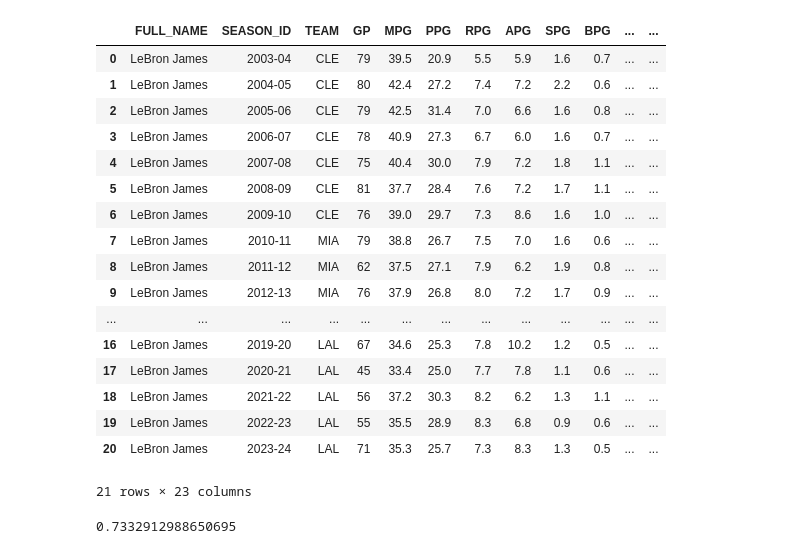
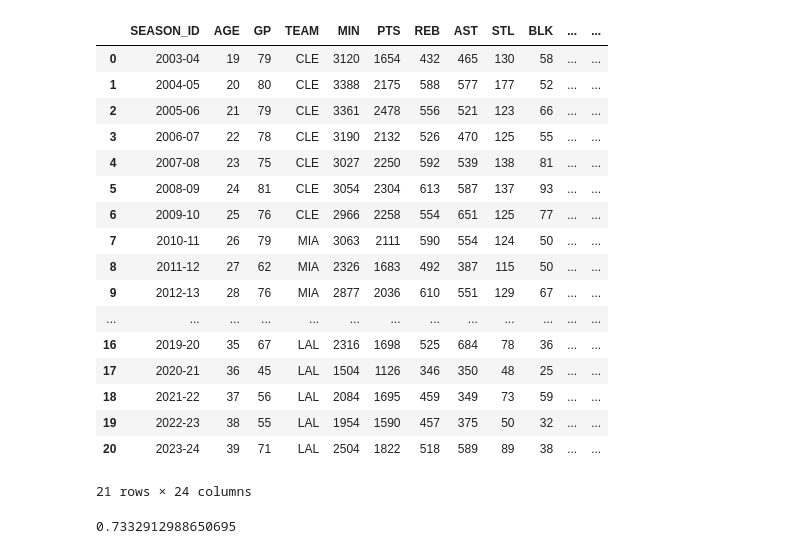
Before and after one commit to minhgou/NBA-Companion, a Jupyter notebook: nba_companion/nba_companion_api/test.ipynb, the cells around one changed output. Cells and saved outputs as stored; diff of their text form; code cells hidden in the pictures.

Commit message:
added age to reg season summary

```diff
--- a/nba_companion/nba_companion_api/test.ipynb
+++ b/nba_companion/nba_companion_api/test.ipynb
@@ -18,7 +43,7 @@ player_id = get_player_id_from_name(player_name)
 # Retrieve player career statistics
 career = playercareerstats.PlayerCareerStats(player_id=player_id)
 career_stats = career.get_data_frames()[0]
-career_stats = career_stats.rename(columns={'TEAM_ABBREVIATION': 'TEAM'})
+career_stats = career_stats.rename(columns={'TEAM_ABBREVIATION': 'TEAM', 'PLAYER_AGE': 'AGE'})
 
 # Define column lists
 totals_cols = ['MIN', 'PTS', 'REB', 'AST', 'STL', 'BLK', 'TOV', 'FGM', 'FGA',
@@ -30,7 +55,7 @@ per_game_cols = ['MPG', 'PPG', 'RPG', 'APG', 'SPG', 'BPG', 'TPG', 'FGM', 'FGA',
 percentage_stats = ['FG_PCT', 'FG3_PCT', 'FT_PCT']
 
 # Career Totals
-career_totals_per_season = career_stats[['SEASON_ID', 'GP', 'TEAM'] + totals_cols].copy()
+career_totals_per_season = career_stats[['SEASON_ID', 'AGE', 'GP', 'TEAM'] + totals_cols].copy()
 career_totals_per_season['FULL_NAME'] = player_name
 
 # Sum career totals and convert to int
@@ -40,55 +65,57 @@ career_totals.update(career_totals_per_season[totals_cols].sum().astype(int).to_
 # Convert non-integer columns to int except for 'FULL_NAME', 'SEASON_ID', and percentage columns
 for col in career_totals_per_season.columns:
     if col not in ['FULL_NAME', 'SEASON_ID', 'TEAM'] + percentage_stats:
         career_totals_per_season[col] = career_totals_per_season[col].astype(int)
 
 # Career Averages
-career_avg_per_season = pd.DataFrame(columns=['FULL_NAME', 'SEASON_ID', 'TEAM', 'GP'] + per_game_cols)
+career_avg_per_season = pd.DataFrame(columns=['FULL_NAME', 'SEASON_ID', 'AGE', 'TEAM', 'GP'] + per_game_cols)
 
 # Calculate per game averages
 for stat, per_game_stat in zip(totals_cols, per_game_cols):
     career_avg_per_season[per_game_stat] = round(career_stats[stat] / career_stats['GP'], 1)
 
+career_avg_per_season['FULL_NAME'] = player_name
 career_avg_per_season['SEASON_ID'] = career_stats['SEASON_ID']
+career_avg_per_season['AGE'] = career_stats['AGE']
+career_avg_per_season['TEAM'] = career_stats['TEAM']
 career_avg_per_season['GP'] = career_stats['GP']
-career_avg_per_season['FULL_NAME'] = player_name
-career_avg_per_season['TEAM'] = career_stats['TEAM']
+career_avg_per_season['AGE'] = career_avg_per_season['AGE'].astype('int')
 
 # Calculate career averages
 career_averages = {'FULL_NAME': player_name, 'GP': int(career_avg_per_season['GP'].sum())}
 career_averages.update(round(career_avg_per_season[per_game_cols].mean(), 1).to_dict())
 
 # Convert percentage Stats
 for stat in percentage_stats:
     career_avg_per_season[stat] = round(career_stats[stat] * 100, 1)
     career_averages[stat] = round(career_avg_per_season[stat].mean(), 1)
     career_totals_per_season[stat] = round(career_totals_per_season[stat] * 100, 1)
     career_totals[stat] = round(career_avg_per_season[stat].mean(), 1)
 
 # Convert DataFrames to dictionaries
 career_totals_per_season_json = career_totals_per_season.to_dict(orient='records')
 career_avg_per_season_json = career_avg_per_season.to_dict(orient='records')
 
-career_avg_per_season
+career_totals_per_season
 # %% [output]
-|  | FULL_NAME | SEASON_ID | TEAM | GP | MPG | PPG | RPG | APG | SPG | BPG | ... | ... |
-| 0 | LeBron James | 2003-04 | CLE | 79 | 39.5 | 20.9 | 5.5 | 5.9 | 1.6 | 0.7 | ... | ... |
-| 1 | LeBron James | 2004-05 | CLE | 80 | 42.4 | 27.2 | 7.4 | 7.2 | 2.2 | 0.6 | ... | ... |
-| 2 | LeBron James | 2005-06 | CLE | 79 | 42.5 | 31.4 | 7.0 | 6.6 | 1.6 | 0.8 | ... | ... |
-| 3 | LeBron James | 2006-07 | CLE | 78 | 40.9 | 27.3 | 6.7 | 6.0 | 1.6 | 0.7 | ... | ... |
-| 4 | LeBron James | 2007-08 | CLE | 75 | 40.4 | 30.0 | 7.9 | 7.2 | 1.8 | 1.1 | ... | ... |
-| 5 | LeBron James | 2008-09 | CLE | 81 | 37.7 | 28.4 | 7.6 | 7.2 | 1.7 | 1.1 | ... | ... |
-| 6 | LeBron James | 2009-10 | CLE | 76 | 39.0 | 29.7 | 7.3 | 8.6 | 1.6 | 1.0 | ... | ... |
-| 7 | LeBron James | 2010-11 | MIA | 79 | 38.8 | 26.7 | 7.5 | 7.0 | 1.6 | 0.6 | ... | ... |
-| 8 | LeBron James | 2011-12 | MIA | 62 | 37.5 | 27.1 | 7.9 | 6.2 | 1.9 | 0.8 | ... | ... |
-| 9 | LeBron James | 2012-13 | MIA | 76 | 37.9 | 26.8 | 8.0 | 7.2 | 1.7 | 0.9 | ... | ... |
+|  | SEASON_ID | AGE | GP | TEAM | MIN | PTS | REB | AST | STL | BLK | ... | ... |
+| 0 | 2003-04 | 19 | 79 | CLE | 3120 | 1654 | 432 | 465 | 130 | 58 | ... | ... |
+| 1 | 2004-05 | 20 | 80 | CLE | 3388 | 2175 | 588 | 577 | 177 | 52 | ... | ... |
+| 2 | 2005-06 | 21 | 79 | CLE | 3361 | 2478 | 556 | 521 | 123 | 66 | ... | ... |
+| 3 | 2006-07 | 22 | 78 | CLE | 3190 | 2132 | 526 | 470 | 125 | 55 | ... | ... |
+| 4 | 2007-08 | 23 | 75 | CLE | 3027 | 2250 | 592 | 539 | 138 | 81 | ... | ... |
+| 5 | 2008-09 | 24 | 81 | CLE | 3054 | 2304 | 613 | 587 | 137 | 93 | ... | ... |
+| 6 | 2009-10 | 25 | 76 | CLE | 2966 | 2258 | 554 | 651 | 125 | 77 | ... | ... |
+| 7 | 2010-11 | 26 | 79 | MIA | 3063 | 2111 | 590 | 554 | 124 | 50 | ... | ... |
+| 8 | 2011-12 | 27 | 62 | MIA | 2326 | 1683 | 492 | 387 | 115 | 50 | ... | ... |
+| 9 | 2012-13 | 28 | 76 | MIA | 2877 | 2036 | 610 | 551 | 129 | 67 | ... | ... |
 | ... | ... | ... | ... | ... | ... | ... | ... | ... | ... | ... | ... | ... |
-| 16 | LeBron James | 2019-20 | LAL | 67 | 34.6 | 25.3 | 7.8 | 10.2 | 1.2 | 0.5 | ... | ... |
-| 17 | LeBron James | 2020-21 | LAL | 45 | 33.4 | 25.0 | 7.7 | 7.8 | 1.1 | 0.6 | ... | ... |
-| 18 | LeBron James | 2021-22 | LAL | 56 | 37.2 | 30.3 | 8.2 | 6.2 | 1.3 | 1.1 | ... | ... |
-| 19 | LeBron James | 2022-23 | LAL | 55 | 35.5 | 28.9 | 8.3 | 6.8 | 0.9 | 0.6 | ... | ... |
-| 20 | LeBron James | 2023-24 | LAL | 71 | 35.3 | 25.7 | 7.3 | 8.3 | 1.3 | 0.5 | ... | ... |
+| 16 | 2019-20 | 35 | 67 | LAL | 2316 | 1698 | 525 | 684 | 78 | 36 | ... | ... |
+| 17 | 2020-21 | 36 | 45 | LAL | 1504 | 1126 | 346 | 350 | 48 | 25 | ... | ... |
+| 18 | 2021-22 | 37 | 56 | LAL | 2084 | 1695 | 459 | 349 | 73 | 59 | ... | ... |
+| 19 | 2022-23 | 38 | 55 | LAL | 1954 | 1590 | 457 | 375 | 50 | 32 | ... | ... |
+| 20 | 2023-24 | 39 | 71 | LAL | 2504 | 1822 | 518 | 589 | 89 | 38 | ... | ... |
-21 rows × 23 columns
+21 rows × 24 columns
 # %%
 5.538095238095238/7.55238095238095
 # %% [output]
```
Also changed, not shown: parts of 1 cell of this notebook, 3 other files.
